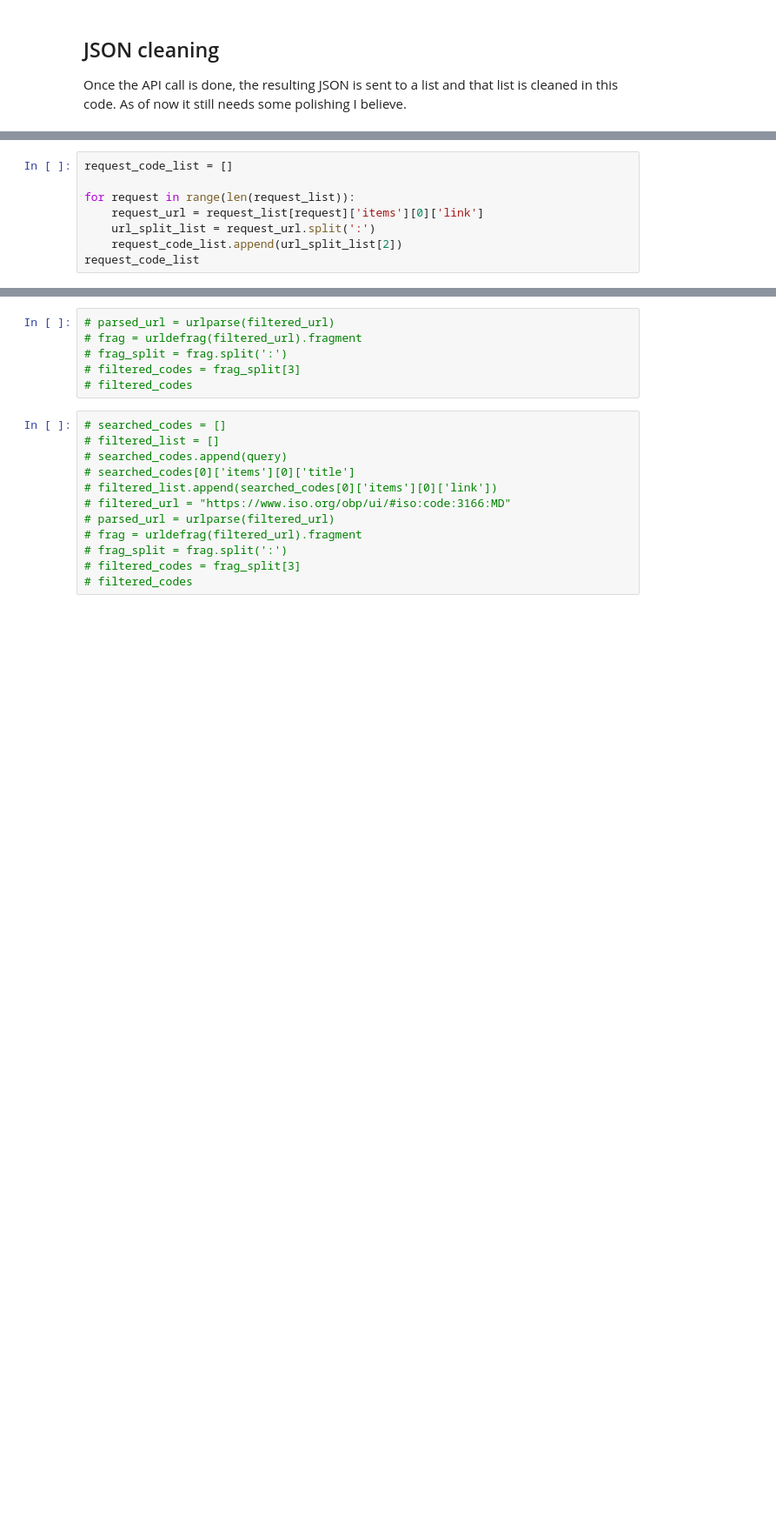
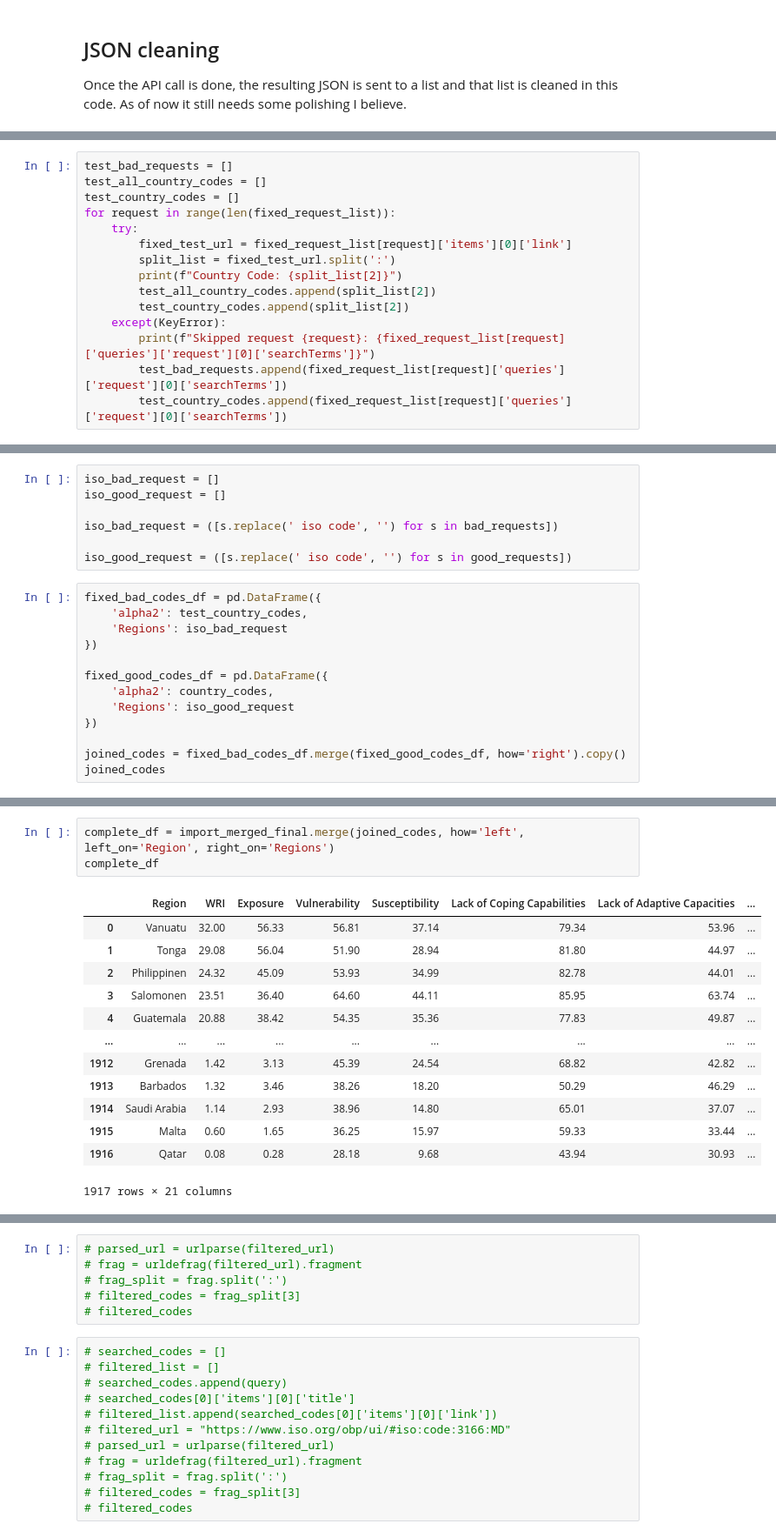
Before and after one commit to herzf012/world-disaster-risk-visualization, a Jupyter notebook: country_code_notebook.ipynb, the cells around one changed output, grey strips where cells are left out. Shown: that part at 87% size. Cells and saved outputs as stored; diff of their text form; blank space fills up the shorter version.

```diff
--- a/country_code_notebook.ipynb
+++ b/country_code_notebook.ipynb
@@ -139,0 +343,15 @@ split_list[2]
+# %%
+test_bad_requests = []
+test_all_country_codes = []
+test_country_codes = []
+for request in range(len(fixed_request_list)):
+    try:
+        fixed_test_url = fixed_request_list[request]['items'][0]['link']
+        split_list = fixed_test_url.split(':')
+        print(f"Country Code: {split_list[2]}")
+        test_all_country_codes.append(split_list[2])
+        test_country_codes.append(split_list[2])
+    except(KeyError):
+        print(f"Skipped request {request}: {fixed_request_list[request]['queries']['request'][0]['searchTerms']}")
+        test_bad_requests.append(fixed_request_list[request]['queries']['request'][0]['searchTerms'])
+        test_country_codes.append(fixed_request_list[request]['queries']['request'][0]['searchTerms'])
@@ -139,0 +370,20 @@ split_list[2]
+# %%
+iso_bad_request = []
+iso_good_request = []
+
+iso_bad_request = ([s.replace(' iso code', '') for s in bad_requests])
+
+iso_good_request = ([s.replace(' iso code', '') for s in good_requests])
+# %%
+fixed_bad_codes_df = pd.DataFrame({
+    'alpha2': test_country_codes,
+    'Regions': iso_bad_request
+})
+
+fixed_good_codes_df = pd.DataFrame({
+    'alpha2': country_codes,
+    'Regions': iso_good_request
+})
+
+joined_codes = fixed_bad_codes_df.merge(fixed_good_codes_df, how='right').copy()
+joined_codes
@@ -140,8 +408,17 @@ split_list[2]
 # %%
-request_code_list = []
-
-for request in range(len(request_list)):
-    request_url = request_list[request]['items'][0]['link']
-    url_split_list = request_url.split(':')
-    request_code_list.append(url_split_list[2])
-request_code_list
+complete_df = import_merged_final.merge(joined_codes, how='left', left_on='Region', right_on='Regions')
+complete_df
+# %% [output]
+|  | Region | WRI | Exposure | Vulnerability | Susceptibility | Lack of Coping Capabilities | Lack of Adaptive Capacities | ... |
+| 0 | Vanuatu | 32.00 | 56.33 | 56.81 | 37.14 | 79.34 | 53.96 | ... |
+| 1 | Tonga | 29.08 | 56.04 | 51.90 | 28.94 | 81.80 | 44.97 | ... |
+| 2 | Philippinen | 24.32 | 45.09 | 53.93 | 34.99 | 82.78 | 44.01 | ... |
+| 3 | Salomonen | 23.51 | 36.40 | 64.60 | 44.11 | 85.95 | 63.74 | ... |
+| 4 | Guatemala | 20.88 | 38.42 | 54.35 | 35.36 | 77.83 | 49.87 | ... |
+| ... | ... | ... | ... | ... | ... | ... | ... | ... |
+| 1912 | Grenada | 1.42 | 3.13 | 45.39 | 24.54 | 68.82 | 42.82 | ... |
+| 1913 | Barbados | 1.32 | 3.46 | 38.26 | 18.20 | 50.29 | 46.29 | ... |
+| 1914 | Saudi Arabia | 1.14 | 2.93 | 38.96 | 14.80 | 65.01 | 37.07 | ... |
+| 1915 | Malta | 0.60 | 1.65 | 36.25 | 15.97 | 59.33 | 33.44 | ... |
+| 1916 | Qatar | 0.08 | 0.28 | 28.18 | 9.68 | 43.94 | 30.93 | ... |
+1917 rows × 21 columns
```
Also changed, not shown: parts of 23 cells of this notebook.
